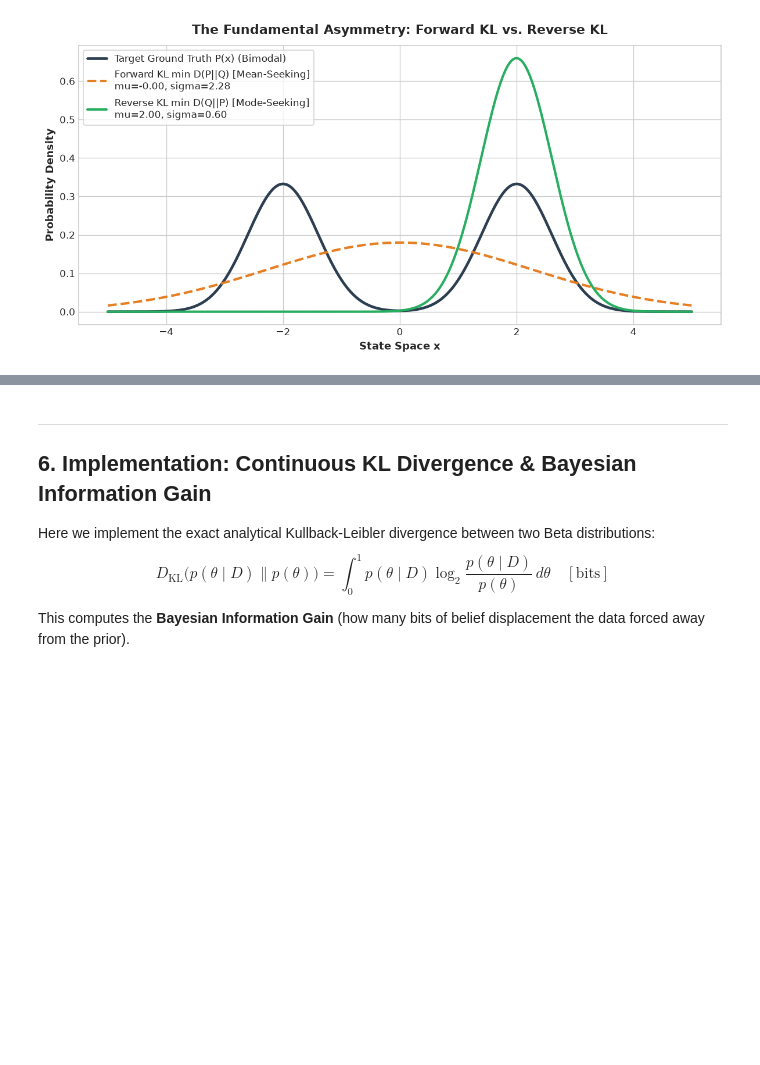
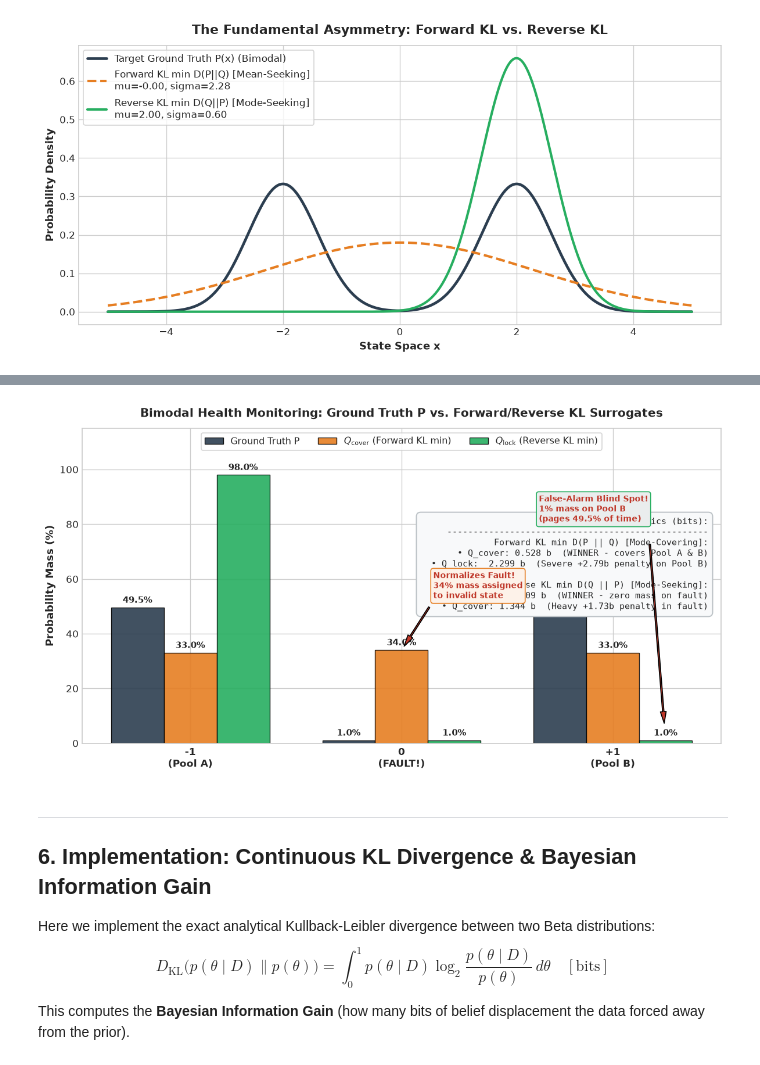
Before and after one commit to tarobins/inference-and-information, a Jupyter notebook: python/02_relative_entropy_and_prior_penalties.ipynb, the cells around one changed output, grey strips where cells are left out. Cells and saved outputs as stored; diff of their text form; code cells hidden in the pictures; blank space fills up the shorter version.

Commit message:
Add smooth KL curve diagram, bimodal probability bar charts, and Forward vs. Reverse KL decision flowchart

```diff
--- a/python/02_relative_entropy_and_prior_penalties.ipynb
+++ b/python/02_relative_entropy_and_prior_penalties.ipynb
@@ -243,0 +259,98 @@ plt.show()
+# %%
+# 3-State Bimodal Health Monitoring: Ground Truth P vs Candidates Q
+states = ['-1\n(Pool A)', '0\n(FAULT!)', '+1\n(Pool B)']
+p_truth = np.array([0.495, 0.010, 0.495])
+q_cover = np.array([0.330, 0.340, 0.330])
+q_lock = np.array([0.980, 0.010, 0.010])
+
+# Exact relative entropy metrics (in bits)
+dkl_fwd_cover = kl_divergence(p_truth, q_cover)
+dkl_fwd_lock = kl_divergence(p_truth, q_lock)
+dkl_rev_cover = kl_divergence(q_cover, p_truth)
+dkl_rev_lock = kl_divergence(q_lock, p_truth)
+
+print("Bimodal Health Monitoring: Exact Relative Entropy Values (bits)")
+print("-" * 65)
+print("Forward KL D_KL(P || Q) [Mode-Covering]:")
+print(f"  Q_cover: {dkl_fwd_cover:.4f} bits (Winner: covers both active pools)")
+print(f"  Q_lock:  {dkl_fwd_lock:.4f} bits (Severe +2.787 b penalty on Pool B)")
+print("\nReverse KL D_KL(Q || P) [Mode-Seeking]:")
+print(f"  Q_lock:  {dkl_rev_lock:.4f} bits (Winner: avoids placing mass in fault)")
+print(f"  Q_cover: {dkl_rev_cover:.4f} bits (Penalized +1.730 b for fault mass)")
+print("-" * 65)
+
+# Grouped bar chart comparing P, Q_cover, and Q_lock
+x_pos = np.arange(len(states))
+bar_width = 0.25
+
+fig, ax = plt.subplots(figsize=(10, 5.5))
+
+rects1 = ax.bar(x_pos - bar_width, p_truth * 100, bar_width,
+                label='Ground Truth P', color='#2c3e50', alpha=0.9,
+                edgecolor='black', linewidth=0.8)
+rects2 = ax.bar(x_pos, q_cover * 100, bar_width,
+                label=r'$Q_{\mathrm{cover}}$ (Forward KL min)',
+                color='#e67e22', alpha=0.9, edgecolor='black', linewidth=0.8)
+rects3 = ax.bar(x_pos + bar_width, q_lock * 100, bar_width,
+                label=r'$Q_{\mathrm{lock}}$ (Reverse KL min)',
+                color='#27ae60', alpha=0.9, edgecolor='black', linewidth=0.8)
+
+# Annotate heights on top of each bar
+for rects in [rects1, rects2, rects3]:
+    for rect in rects:
+        height = rect.get_height()
+        ax.annotate(f'{height:.1f}%',
+                    xy=(rect.get_x() + rect.get_width() / 2, height),
+                    xytext=(0, 3),
+                    textcoords="offset points",
+                    ha='center', va='bottom', fontsize=9, fontweight='bold')
+
+# Formatting and axis styling
+ax.set_ylabel('Probability Mass (%)', fontsize=11, fontweight='bold')
+ax.set_title('Bimodal Health Monitoring: Ground Truth P vs. '
+             'Forward/Reverse KL Surrogates',
+             fontsize=12, fontweight='bold', pad=12)
+ax.set_xticks(x_pos)
+ax.set_xticklabels(states, fontsize=10, fontweight='bold')
+ax.set_ylim(0, 115)
+ax.legend(frameon=True, loc='upper center', ncol=3, fontsize=9.5)
+
+# Metric comparison annotations box
+info_text = (
+    "D_KL Metrics (bits):\n"
+    "--------------------------------------------------\n"
+    f"Forward KL min D(P || Q) [Mode-Covering]:\n"
+    f"  • Q_cover: {dkl_fwd_cover:.3f} b  (WINNER - covers Pool A & B)\n"
+    f"  • Q_lock:  {dkl_fwd_lock:.3f} b  (Severe +2.79b penalty on Pool B)\n\n"
+    f"Reverse KL min D(Q || P) [Mode-Seeking]:\n"
+    f"  • Q_lock:  {dkl_rev_lock:.3f} b  (WINNER - zero mass on fault)\n"
+    f"  • Q_cover: {dkl_rev_cover:.3f} b  (Heavy +1.73b penalty in fault)"
+)
+ax.text(0.98, 0.72, info_text, transform=ax.transAxes, fontsize=9,
+        verticalalignment='top', horizontalalignment='right',
+        bbox=dict(boxstyle='round,pad=0.5', facecolor='#f8f9fa',
+                  edgecolor='#bdc3c7', lw=1.2),
+        family='monospace')
+
+# Callout annotations for failure modes
+ax.annotate('Normalizes Fault!\n34% mass assigned\nto invalid state',
+            xy=(1, 34.0), xytext=(1.15, 52),
+            arrowprops=dict(facecolor='#c0392b', shrink=0.08,
+                            width=1.5, headwidth=6),
+            ha='left', va='bottom', fontsize=8.5, color='#c0392b',
+            fontweight='bold',
+            bbox=dict(boxstyle='round,pad=0.3', facecolor='#fdf2e9',
+                      edgecolor='#e67e22', lw=1))
+
+ax.annotate('False-Alarm Blind Spot!\n1% mass on Pool B\n(pages 49.5% of time)',
+            xy=(2 + bar_width, 1.0), xytext=(1.65, 80),
+            arrowprops=dict(facecolor='#c0392b', shrink=0.08,
+                            width=1.5, headwidth=6),
+            ha='left', va='bottom', fontsize=8.5, color='#c0392b',
+            fontweight='bold',
+            bbox=dict(boxstyle='round,pad=0.3', facecolor='#eaeded',
+                      edgecolor='#27ae60', lw=1))
+
+plt.tight_layout()
+plt.show()
+# %% [output]
@@ -244,3 +367,4 @@ plt.show()
+[figure, added]
 # %% [markdown]
 ---
 
```
Also changed, not shown: parts of 2 cells of this notebook, 1 other file.
